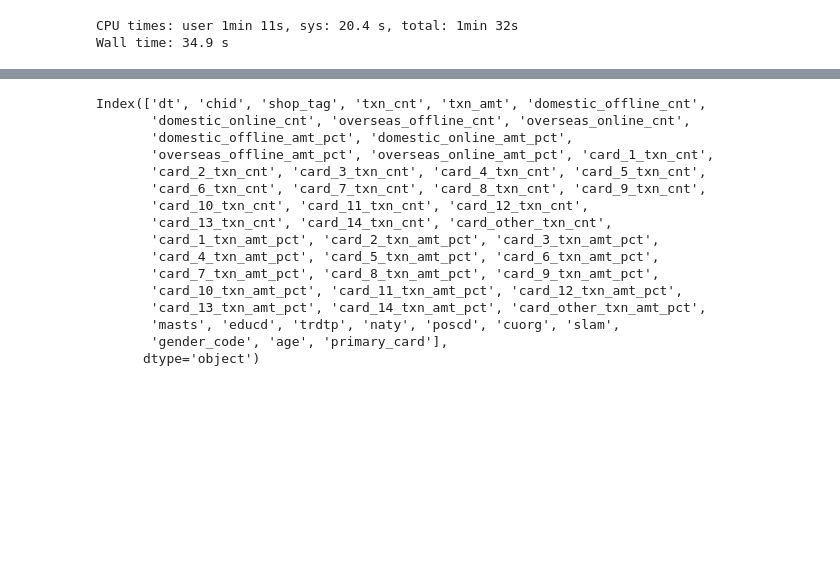
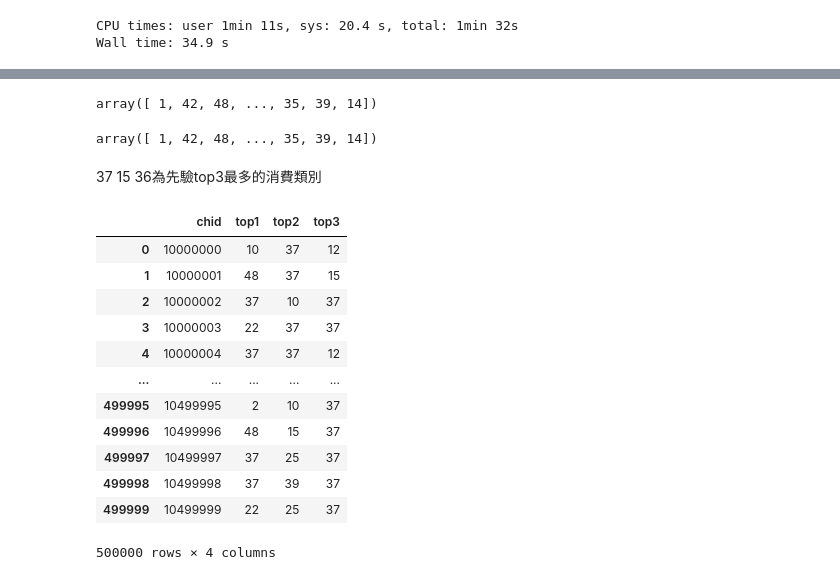
Before and after one commit to alexlautw9527/for_notebook, a Jupyter notebook: 玉山2021冬季賽推薦系統.ipynb, the cells around one changed output, grey strips where cells are left out. Drawn from its saved outputs; the diff is of its cells as text; code cells hidden in the pictures; blank space fills up the shorter version.

```diff
--- a/玉山2021冬季賽推薦系統.ipynb
+++ b/玉山2021冬季賽推薦系統.ipynb
@@ -78,19 +73,11 @@ newdf
-# %%
- df.columns
-# %% [output]
-Index(['dt', 'chid', 'shop_tag', 'txn_cnt', 'txn_amt', 'domestic_offline_cnt',
-       'domestic_online_cnt', 'overseas_offline_cnt', 'overseas_online_cnt',
-       'domestic_offline_amt_pct', 'domestic_online_amt_pct',
-       'overseas_offline_amt_pct', 'overseas_online_amt_pct', 'card_1_txn_cnt',
-       'card_2_txn_cnt', 'card_3_txn_cnt', 'card_4_txn_cnt', 'card_5_txn_cnt',
-       'card_6_txn_cnt', 'card_7_txn_cnt', 'card_8_txn_cnt', 'card_9_txn_cnt',
-       'card_10_txn_cnt', 'card_11_txn_cnt', 'card_12_txn_cnt',
-       'card_13_txn_cnt', 'card_14_txn_cnt', 'card_other_txn_cnt',
-       'card_1_txn_amt_pct', 'card_2_txn_amt_pct', 'card_3_txn_amt_pct',
-       'card_4_txn_amt_pct', 'card_5_txn_amt_pct', 'card_6_txn_amt_pct',
-       'card_7_txn_amt_pct', 'card_8_txn_amt_pct', 'card_9_txn_amt_pct',
-       'card_10_txn_amt_pct', 'card_11_txn_amt_pct', 'card_12_txn_amt_pct',
-       'card_13_txn_amt_pct', 'card_14_txn_amt_pct', 'card_other_txn_amt_pct',
-       'masts', 'educd', 'trdtp', 'naty', 'poscd', 'cuorg', 'slam',
-       'gender_code', 'age', 'primary_card'],
-      dtype='object')
+# %%
+np.argmax(newdf,axis=1)
+# %% [output]
+array([ 1, 42, 48, ..., 35, 39, 14])
+# %%
+
+## 取topn最大值的位置 (為了直接映射colname, 而colname即是類別)
+n=0
+(-newdf.values).argsort(axis=1)[:,n]
+# %% [output]
+array([ 1, 42, 48, ..., 35, 39, 14])
@@ -96,0 +88,30 @@ Index(['dt', 'chid', 'shop_tag', 'txn_cnt', 'txn_amt', 'domestic_offline_cnt',
+# %%
+top_df = pd.DataFrame({'chid':newdf.index, 'top1':top1, 'top2':top2, 'top3':top3})
+top_df['chid'] = top_df['chid'].astype(int)
+# %%
+## 消費類別在這些list才是預測範圍
+
+pred_list = ['2',
+'6',
+'10',
+'12',
+'13',
+'15',
+'18',
+'19',
+'21',
+'22',
+'25',
+'26',
+'36',
+'37',
+'39',
+'48']
+# %%
+top_df['top1'] = np.where(top_df['top1'].isin(pred_list), top_df['top1'], np.nan)
+top_df['top2'] = np.where(top_df['top2'].isin(pred_list), top_df['top2'], np.nan)
+top_df['top3'] = np.where(top_df['top3'].isin(pred_list), top_df['top3'], np.nan)
+# %% [markdown]
+37 15 36為先驗top3最多的消費類別
+# %%
+top_df = top_df.fillna('37')
@@ -96,0 +120,16 @@ Index(['dt', 'chid', 'shop_tag', 'txn_cnt', 'txn_amt', 'domestic_offline_cnt',
+# %%
+top_df
+# %% [output]
+|  | chid | top1 | top2 | top3 |
+| 0 | 10000000 | 10 | 37 | 12 |
+| 1 | 10000001 | 48 | 37 | 15 |
+| 2 | 10000002 | 37 | 10 | 37 |
+| 3 | 10000003 | 22 | 37 | 37 |
+| 4 | 10000004 | 37 | 37 | 12 |
+| ... | ... | ... | ... | ... |
+| 499995 | 10499995 | 2 | 10 | 37 |
+| 499996 | 10499996 | 48 | 15 | 37 |
+| 499997 | 10499997 | 37 | 25 | 37 |
+| 499998 | 10499998 | 37 | 39 | 37 |
+| 499999 | 10499999 | 22 | 25 | 37 |
+500000 rows × 4 columns
```
Also changed, not shown: parts of 11 cells of this notebook.
